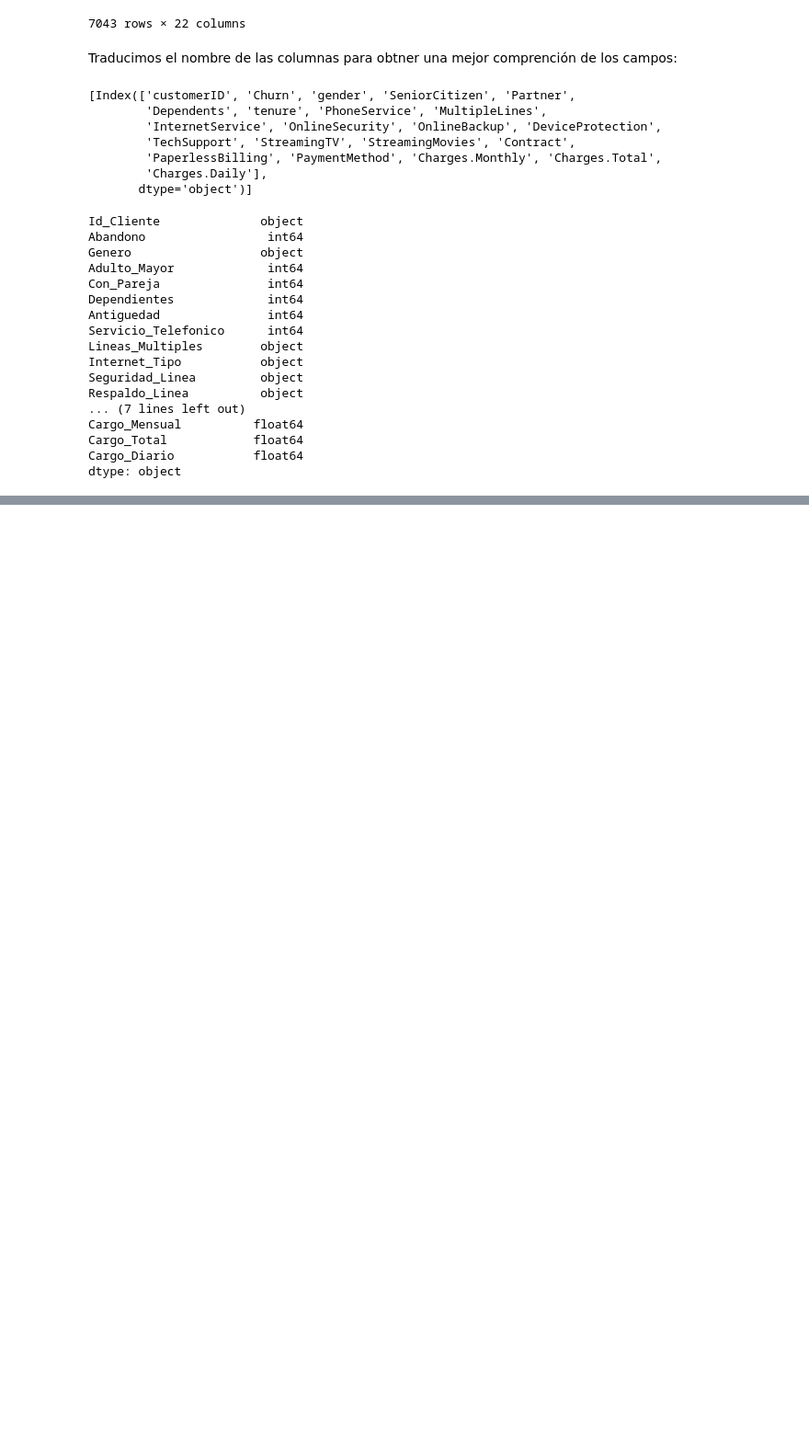
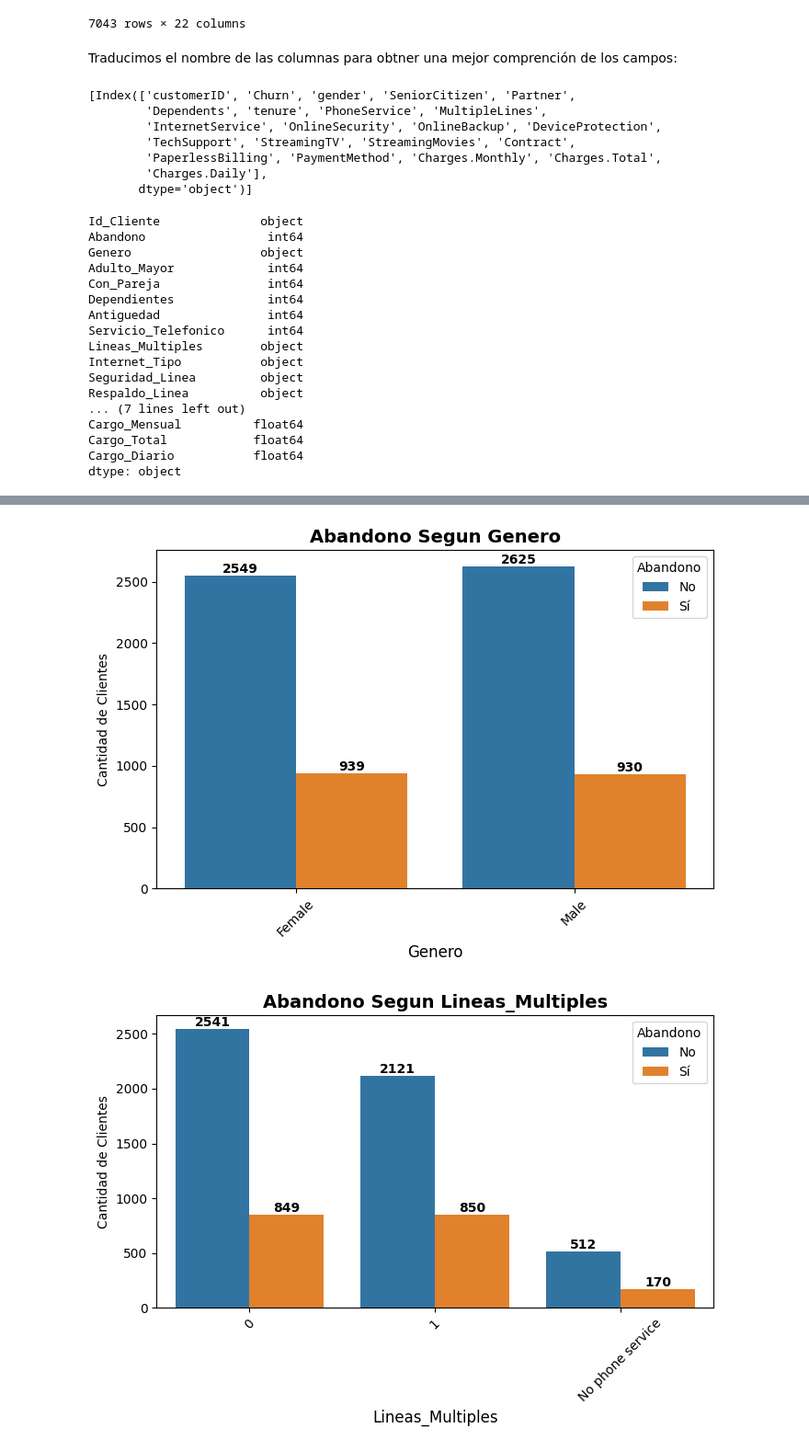
Before and after one commit to DevMagnov/Challenge_TelecomX_M-Huaromo, a Jupyter notebook: TelecomX_LATAM.ipynb, the cells around one changed output, grey strips where cells are left out. Shown at 92% size. Cells and saved outputs as stored; diff of their text form; code cells hidden in the pictures; blank space fills up the shorter version.

```diff
--- a/TelecomX_LATAM.ipynb
+++ b/TelecomX_LATAM.ipynb
@@ -467,0 +583,31 @@ datos_analisis
+# %%
+# Creamos una función para graficar la distribución de abandono por variable categórica
+
+def graficar_por_variable(df, columnas):
+    plt.figure(figsize=(7,5))
+    ax = sns.countplot(
+        data=df,
+        x=columnas,
+        hue='Abandono',
+        palette='tab10'
+    )
+
+    # Añadiendo el valor de cada gráfico:
+    for container in ax.containers:
+        ax.bar_label(container, fmt='%d', label_type='edge', fontsize=10, fontweight='bold')
+
+    # Etiquetas
+    total = len(df)
+    ax.set_title(f'Abandono Segun {columnas}', fontsize=14, fontweight='bold')
+    ax.set_xlabel(columnas, fontsize=12)
+    ax.set_ylabel('Cantidad de Clientes')
+    ax.legend(title='Abandono',labels=['No', 'Sí'])
+    plt.xticks(rotation = 45)
+    plt.tight_layout()
+    plt.show()
+# %%
+for var in columnas_categoricas:
+    graficar_por_variable(datos_analisis, var)
+# %% [output]
+[figure, added]
+[figure, added]
```
Also changed, not shown: parts of 20 cells of this notebook.
